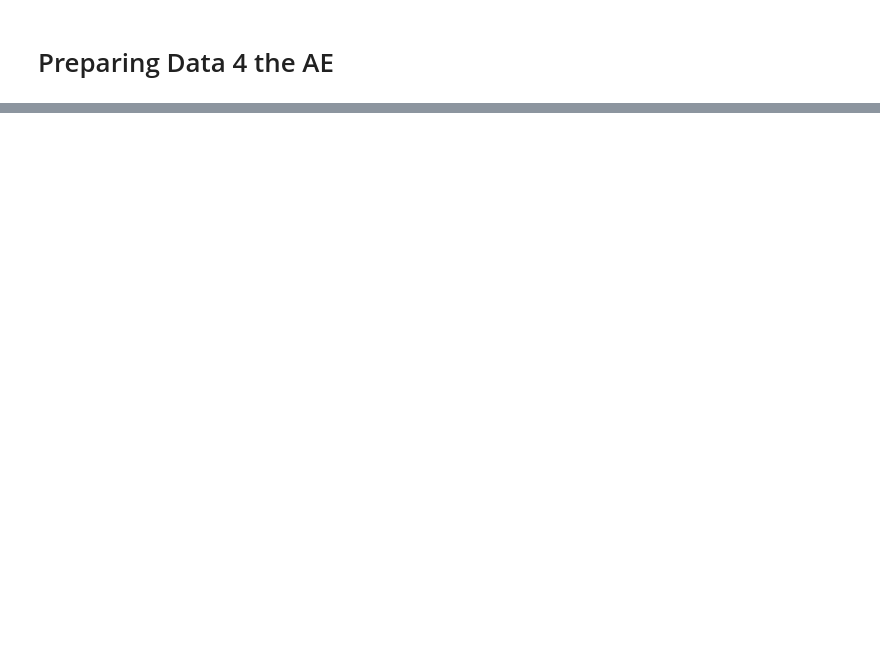
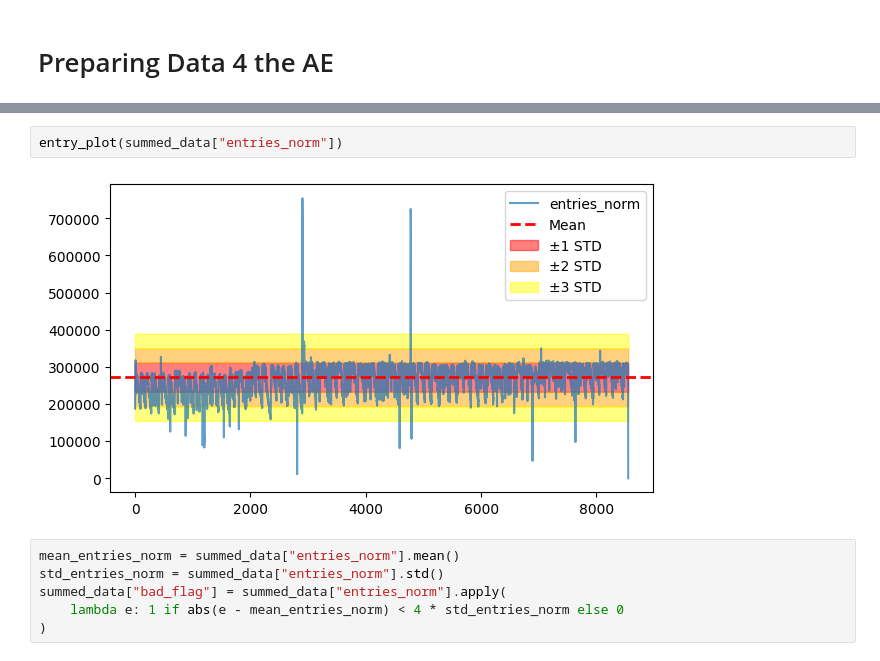
Before and after one commit to Ma128-bit/ML4DQM_deprecated, a Jupyter notebook: CSC_AE_preprocessing.ipynb, the cells around one changed output, grey strips where cells are left out. Cells and saved outputs as stored; diff of their text form; blank space fills up the shorter version.

```diff
--- a/CSC_AE_preprocessing.ipynb
+++ b/CSC_AE_preprocessing.ipynb
@@ -242,0 +161,10 @@ elif rebin_val == 2:
+# %%
+entry_plot(summed_data["entries_norm"])
+# %% [output]
+[figure, added]
+# %%
+mean_entries_norm = summed_data["entries_norm"].mean()
+std_entries_norm = summed_data["entries_norm"].std()
+summed_data["bad_flag"] = summed_data["entries_norm"].apply(
+    lambda e: 1 if abs(e - mean_entries_norm) < 4 * std_entries_norm else 0
+)
```
Also changed, not shown: parts of 51 cells of this notebook, 5 other files.
